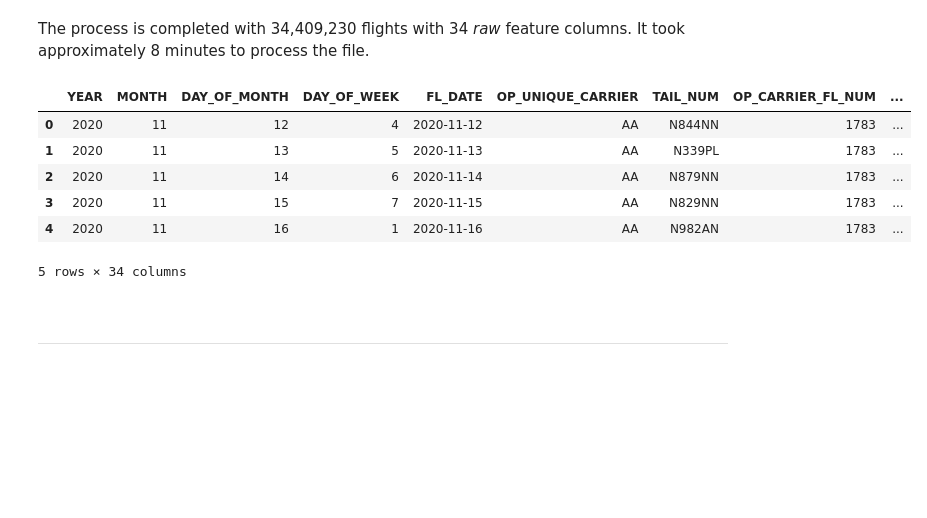
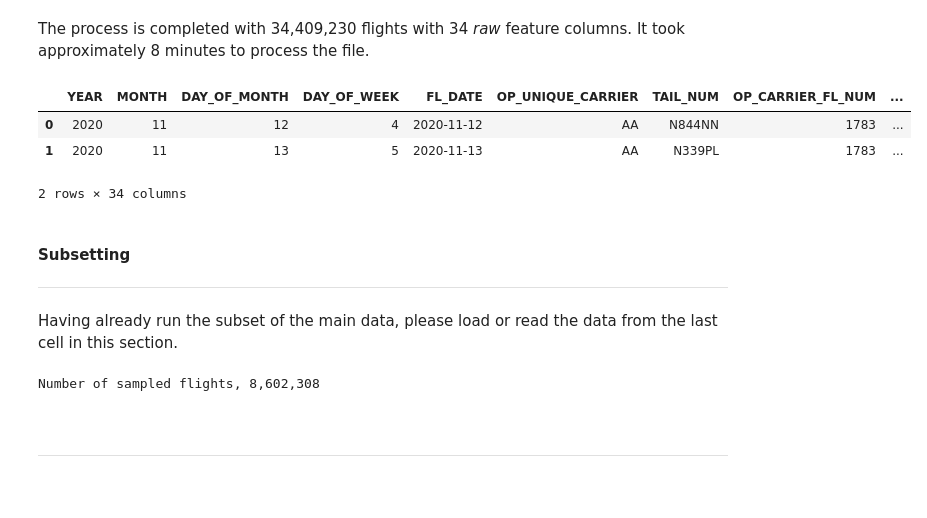
Before and after one commit to nvbergen/predicting_air_delays, a Jupyter notebook: Code/01_intake_and_EDA.ipynb, the cells around one changed output. Saved outputs shown, nothing was run; the diff lists cells and outputs as text; code cells hidden in the pictures; blank space fills up the shorter version.

```diff
--- a/Code/01_intake_and_EDA.ipynb
+++ b/Code/01_intake_and_EDA.ipynb
@@ -112,3 +118,5 @@ all_flights.to_csv( "all_flights.csv", index=False, encoding='utf-8-sig')
+# %%
+all_flights = pd.read_csv('/Volumes/lacie/data_ingestion/capstone_hopper/all_flights.csv')
 # %%
 all_flights.shape
 # %% [output]
@@ -116,12 +124,13 @@ all_flights.shape
 # %% [markdown]
 The process is completed with 34,409,230 flights with 34 _raw_ feature columns. It took approximately 8 minutes to process the file.
 # %%
-all_flights.head()
+all_flights.head(2)
 # %% [output]
 |  | YEAR | MONTH | DAY_OF_MONTH | DAY_OF_WEEK | FL_DATE | OP_UNIQUE_CARRIER | TAIL_NUM | OP_CARRIER_FL_NUM | ... |
 | 0 | 2020 | 11 | 12 | 4 | 2020-11-12 | AA | N844NN | 1783 | ... |
 | 1 | 2020 | 11 | 13 | 5 | 2020-11-13 | AA | N339PL | 1783 | ... |
-| 2 | 2020 | 11 | 14 | 6 | 2020-11-14 | AA | N879NN | 1783 | ... |
-| 3 | 2020 | 11 | 15 | 7 | 2020-11-15 | AA | N829NN | 1783 | ... |
-| 4 | 2020 | 11 | 16 | 1 | 2020-11-16 | AA | N982AN | 1783 | ... |
-5 rows × 34 columns
+2 rows × 34 columns
+# %% [markdown]
+#### Subsetting
+---
+Having already run the subset of the main data, please load or read the data from the last cell in this section.
@@ -127,0 +142,4 @@ all_flights.head()
+# %%
+print(f"Number of sampled flights, {sample.shape[0] :,}")
+# %% [output]
+Number of sampled flights, 8,602,308
```
Also changed, not shown: parts of 39 cells of this notebook, 1 other file.
